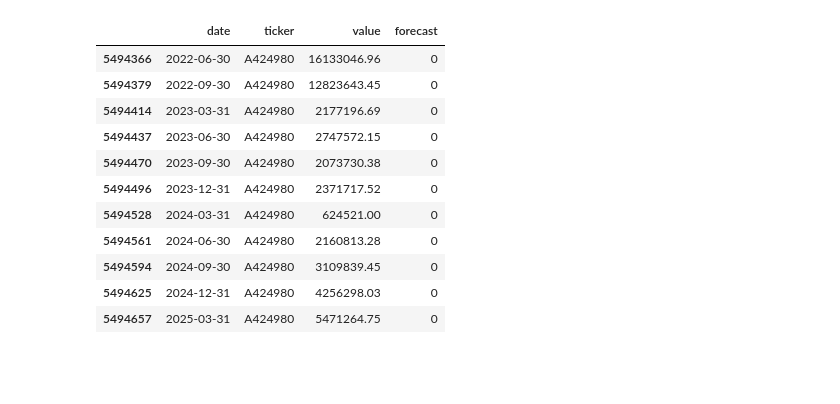
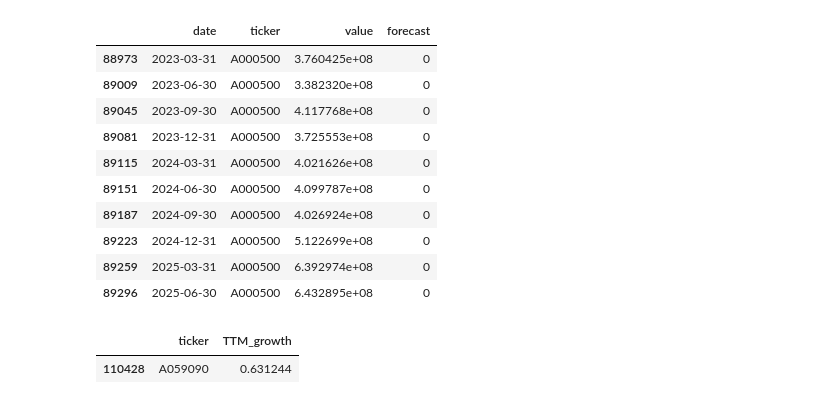
Before and after one commit to stox74/stock_forecast, a Jupyter notebook: Korea_Market/analysis/한국전체기업_매출_시계열분석.ipynb, the cells around one changed output. Saved outputs shown, nothing was run; the diff lists cells and outputs as text; code cells hidden in the pictures; blank space fills up the shorter version.

```diff
--- a/Korea_Market/analysis/한국전체기업_매출_시계열분석.ipynb
+++ b/Korea_Market/analysis/한국전체기업_매출_시계열분석.ipynb
@@ -196,6 +196,8 @@ def compute_yoy_and_ttm_growth(df):
     return df
 # %%
 tic_list = filtered_df['ticker'].unique().tolist()
+
+tic_list = ['A073240']
 # %%
 sorted_df = filtered_df[filtered_df['ticker'].isin(tic_list)].sort_values(by=['ticker','date'])
 sorted_df_resize = sorted_df[['date', 'ticker', 'value']]
@@ -283,15 +288,19 @@ top_result[top_result['TTM_growth'] >=0.328]
 # %%
-sorted_df_resize[(sorted_df_resize['value']!=0) & (sorted_df_resize['ticker']=='A424980') ]
+sorted_df_resize[(sorted_df_resize['value']!=0) & (sorted_df_resize['ticker']=='A000500') ].tail(10)
 # %% [output]
 |  | date | ticker | value | forecast |
-| 5494366 | 2022-06-30 | A424980 | 16133046.96 | 0 |
-| 5494379 | 2022-09-30 | A424980 | 12823643.45 | 0 |
-| 5494414 | 2023-03-31 | A424980 | 2177196.69 | 0 |
-| 5494437 | 2023-06-30 | A424980 | 2747572.15 | 0 |
-| 5494470 | 2023-09-30 | A424980 | 2073730.38 | 0 |
-| 5494496 | 2023-12-31 | A424980 | 2371717.52 | 0 |
-| 5494528 | 2024-03-31 | A424980 | 624521.00 | 0 |
-| 5494561 | 2024-06-30 | A424980 | 2160813.28 | 0 |
-| 5494594 | 2024-09-30 | A424980 | 3109839.45 | 0 |
-| 5494625 | 2024-12-31 | A424980 | 4256298.03 | 0 |
-| 5494657 | 2025-03-31 | A424980 | 5471264.75 | 0 |
+| 88973 | 2023-03-31 | A000500 | 3.760425e+08 | 0 |
+| 89009 | 2023-06-30 | A000500 | 3.382320e+08 | 0 |
+| 89045 | 2023-09-30 | A000500 | 4.117768e+08 | 0 |
+| 89081 | 2023-12-31 | A000500 | 3.725553e+08 | 0 |
+| 89115 | 2024-03-31 | A000500 | 4.021626e+08 | 0 |
+| 89151 | 2024-06-30 | A000500 | 4.099787e+08 | 0 |
+| 89187 | 2024-09-30 | A000500 | 4.026924e+08 | 0 |
+| 89223 | 2024-12-31 | A000500 | 5.122699e+08 | 0 |
+| 89259 | 2025-03-31 | A000500 | 6.392974e+08 | 0 |
+| 89296 | 2025-06-30 | A000500 | 6.432895e+08 | 0 |
+# %%
+top_result[top_result['ticker']  == 'A059090']
+# %% [output]
+|  | ticker | TTM_growth |
+| 110428 | A059090 | 0.631244 |
```
Also changed, not shown: parts of 10 cells of this notebook, 9 other files.
